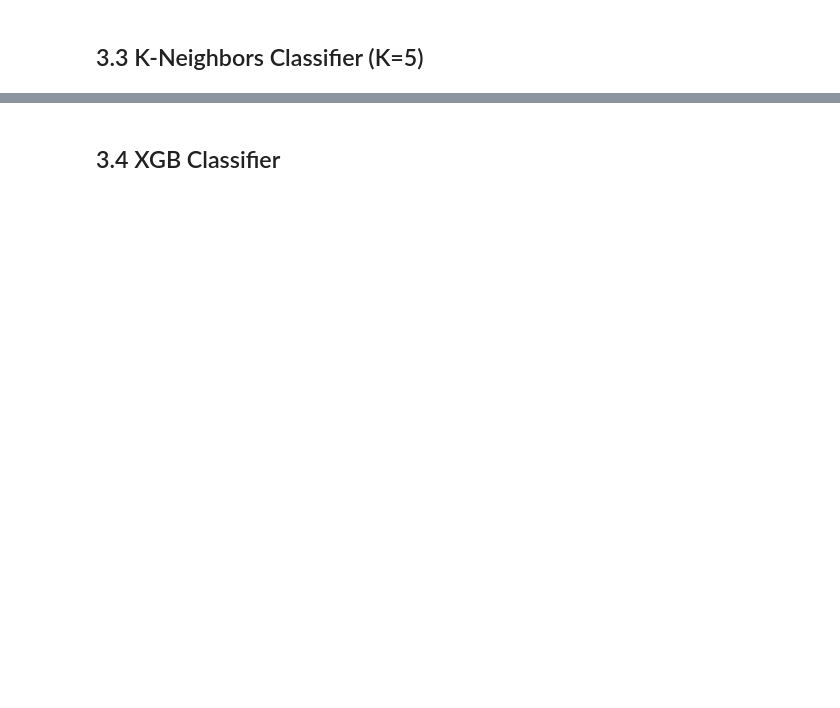
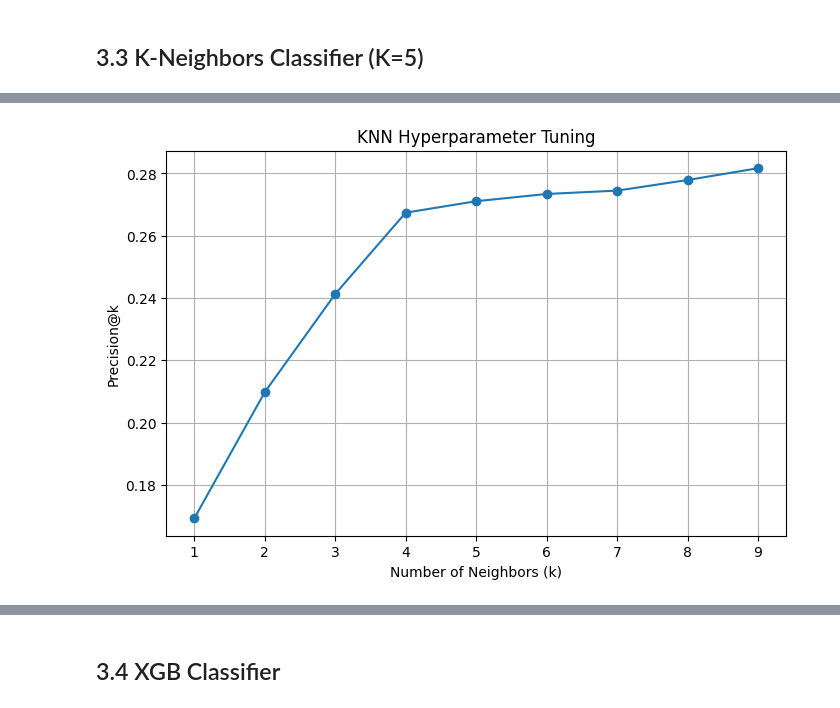
Before and after one commit to iury-repo/health_insurance_cs, a Jupyter notebook: notebooks/2-ims-modeling.ipynb, the cells around one changed output, grey strips where cells are left out. Drawn from its saved outputs; the diff is of its cells as text; code cells hidden in the pictures; blank space fills up the shorter version.

```diff
--- a/notebooks/2-ims-modeling.ipynb
+++ b/notebooks/2-ims-modeling.ipynb
@@ -379,2 +381,20 @@ def cross_val_summary(results_dict:dict) -> pd.DataFrame:
 # %% [markdown]
 ## 3.3 K-Neighbors Classifier (K=5)
+# %%
+k_values = range(1, 10)
+scores = []
+precision_at_k_scorer = make_scorer(precision_at_k, response_method='predict_proba', k=20000)
+
+for k in k_values:
+    knn = KNeighborsClassifier(n_neighbors=k)
+    cv_score = cross_val_score(knn, X_train, y_train, cv=5, scoring=precision_at_k_scorer, verbose=1)
+    scores.append(cv_score.mean())
+
+plt.figure(figsize=(8,5))
+plt.plot(k_values, scores, marker="o")
+plt.xlabel("Number of Neighbors (k)")
+plt.ylabel("Precision@k")
+plt.title("KNN Hyperparameter Tuning")
+plt.grid(True)
+plt.show()
+# %% [output]
@@ -381,2 +410,3 @@ def cross_val_summary(results_dict:dict) -> pd.DataFrame:
+[figure, added]
 # %%
 # Model definition
```
Also changed, not shown: parts of 62 cells of this notebook.
